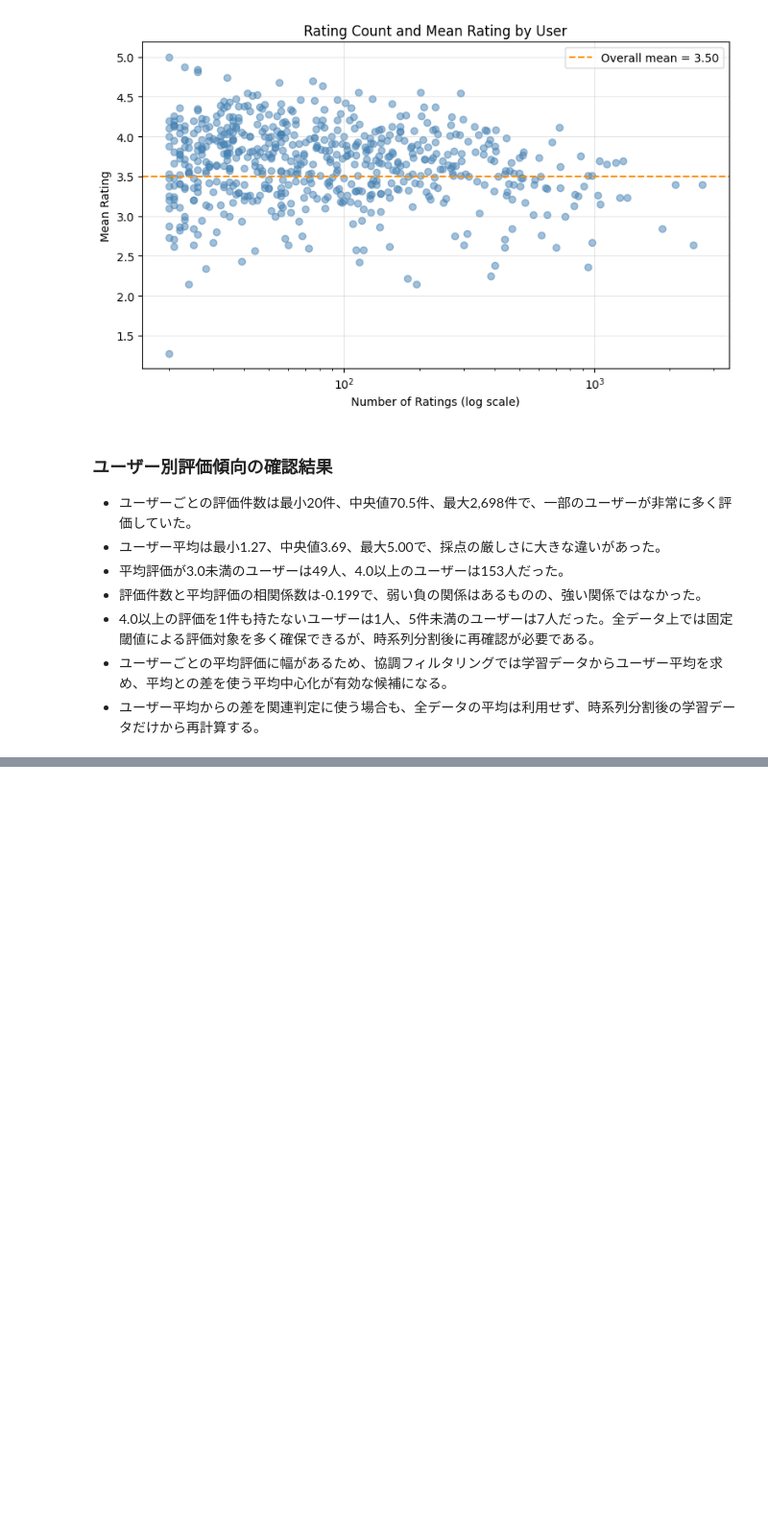
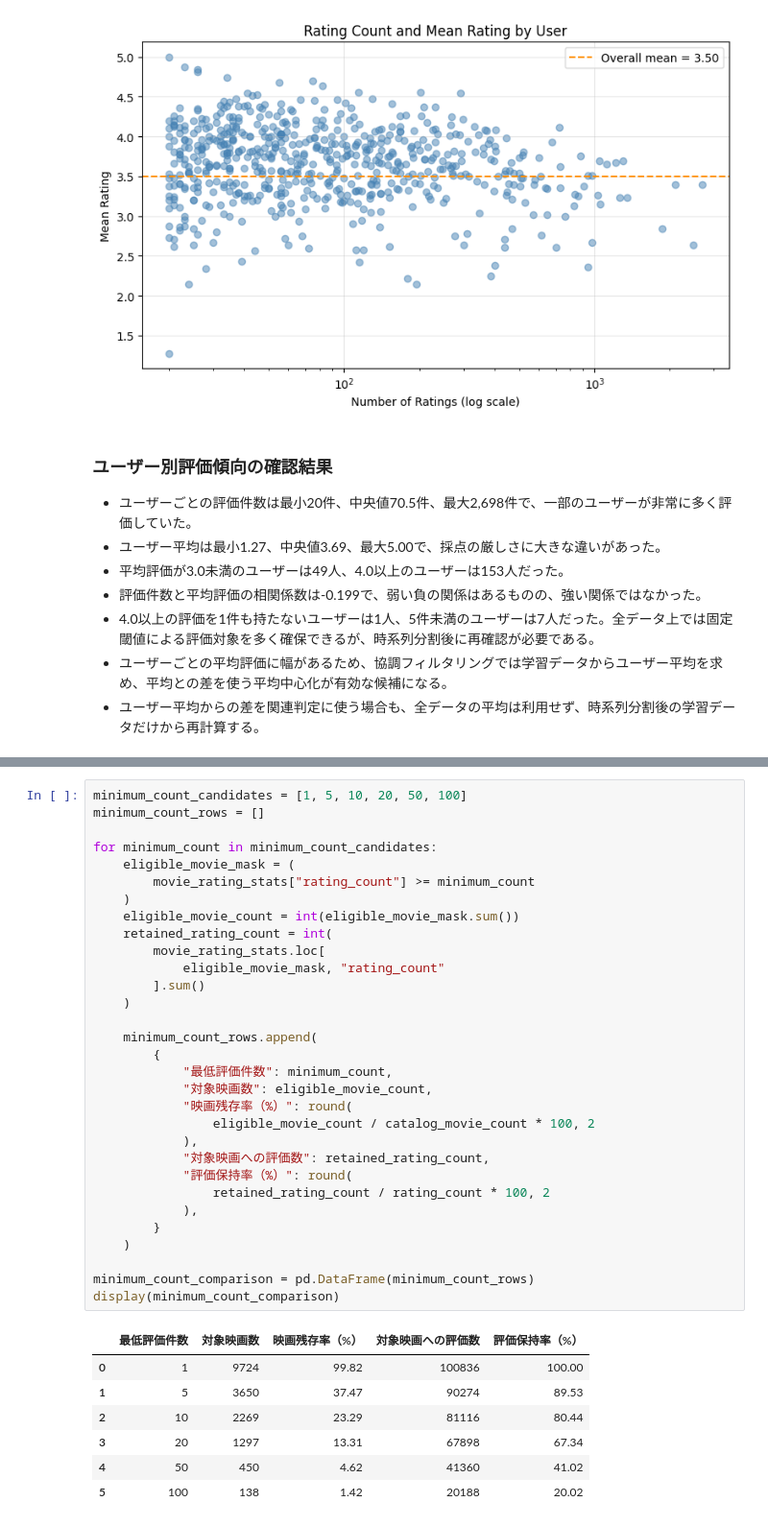
Before and after one commit to HM927/movie-recommendation-system, a Jupyter notebook: notebooks/exploration.ipynb, the cells around one changed output, grey strips where cells are left out. Shown at 96% size. Drawn from its saved outputs; the diff is of its cells as text; blank space fills up the shorter version.

```diff
--- a/notebooks/exploration.ipynb
+++ b/notebooks/exploration.ipynb
@@ -775,0 +898,39 @@ plt.show()
+# %%
+minimum_count_candidates = [1, 5, 10, 20, 50, 100]
+minimum_count_rows = []
+
+for minimum_count in minimum_count_candidates:
+    eligible_movie_mask = (
+        movie_rating_stats["rating_count"] >= minimum_count
+    )
+    eligible_movie_count = int(eligible_movie_mask.sum())
+    retained_rating_count = int(
+        movie_rating_stats.loc[
+            eligible_movie_mask, "rating_count"
+        ].sum()
+    )
+
+    minimum_count_rows.append(
+        {
+            "最低評価件数": minimum_count,
+            "対象映画数": eligible_movie_count,
+            "映画残存率（%）": round(
+                eligible_movie_count / catalog_movie_count * 100, 2
+            ),
+            "対象映画への評価数": retained_rating_count,
+            "評価保持率（%）": round(
+                retained_rating_count / rating_count * 100, 2
+            ),
+        }
+    )
+
+minimum_count_comparison = pd.DataFrame(minimum_count_rows)
+display(minimum_count_comparison)
+# %% [output]
+|  | 最低評価件数 | 対象映画数 | 映画残存率（%） | 対象映画への評価数 | 評価保持率（%） |
+| 0 | 1 | 9724 | 99.82 | 100836 | 100.00 |
+| 1 | 5 | 3650 | 37.47 | 90274 | 89.53 |
+| 2 | 10 | 2269 | 23.29 | 81116 | 80.44 |
+| 3 | 20 | 1297 | 13.31 | 67898 | 67.34 |
+| 4 | 50 | 450 | 4.62 | 41360 | 41.02 |
+| 5 | 100 | 138 | 1.42 | 20188 | 20.02 |
```
Also changed, not shown: parts of 13 cells of this notebook.
